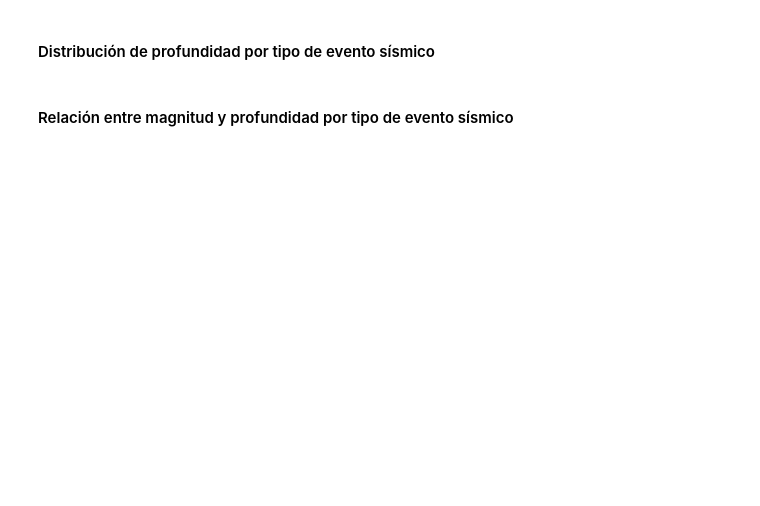
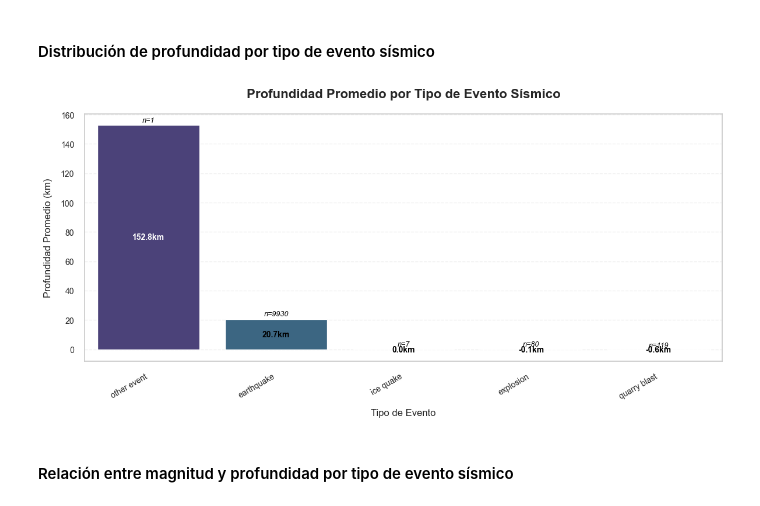
Before and after one commit to carlxngel/Investigaci-n-y-analisis-sobre-seismos, a Jupyter notebook: EDA.ipynb, the cells around one changed output. Cells and saved outputs as stored; diff of their text form; code cells hidden in the pictures; blank space fills up the shorter version.

```diff
--- a/EDA.ipynb
+++ b/EDA.ipynb
@@ -168,4 +185,38 @@ plt.show()
 # %% [markdown]
 #### Distribución de profundidad por tipo de evento sísmico
+# %%
+# Creamos un gráfico de barras para mostrar la distribución promedio de profundidad por tipo de evento sísmico
+plt.figure(figsize=(12, 6))
+mean_depths = df.groupby('type')['depth'].mean().sort_values(ascending=False)
+ax = sns.barplot(x=mean_depths.index, y=mean_depths.values, palette='viridis')
+
+# Añadimos etiquetas con los valores promedio en cada barra
+for i, value in enumerate(mean_depths.values):
+    color = 'white' if value > 75 else 'black'  # Color del texto adaptativo
+    ax.text(i, value/2, f'{value:.1f}km', ha='center', va='center',
+            fontsize=10, color=color, fontweight='bold')
+
+# Añadimos el número de eventos en la parte superior
+for i, (event_type, depth) in enumerate(mean_depths.items()):
+    count = len(df[df['type'] == event_type])
+    ax.text(i, depth + 1, f'n={count}', ha='center', va='bottom',
+            fontsize=9, color='black', style='italic')
+
+# Mejoramos el aspecto del gráfico
+plt.title('Profundidad Promedio por Tipo de Evento Sísmico',
+          fontsize=16, fontweight='bold', pad=20)
+plt.xlabel('Tipo de Evento', fontsize=12, labelpad=10)
+plt.ylabel('Profundidad Promedio (km)', fontsize=12, labelpad=10)
+plt.xticks(rotation=30, ha='right')
+
+# Añadimos una cuadrícula más sutil
+plt.grid(axis='y', linestyle='--', alpha=0.3)
+
+# Ajustamos los márgenes
+plt.tight_layout()
+
+plt.show()
+# %% [output]
+[figure, added]
 # %% [markdown]
 #### Relación entre magnitud y profundidad por tipo de evento sísmico
```
Also changed, not shown: parts of 7 cells of this notebook.
